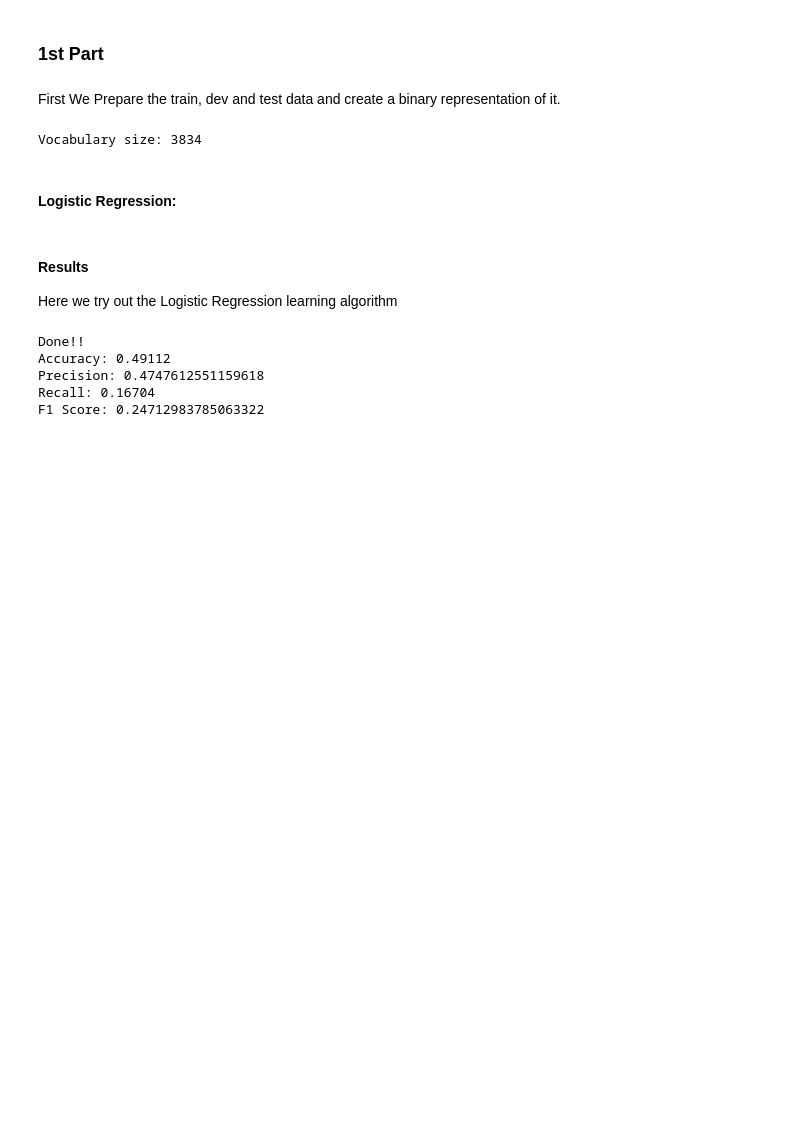
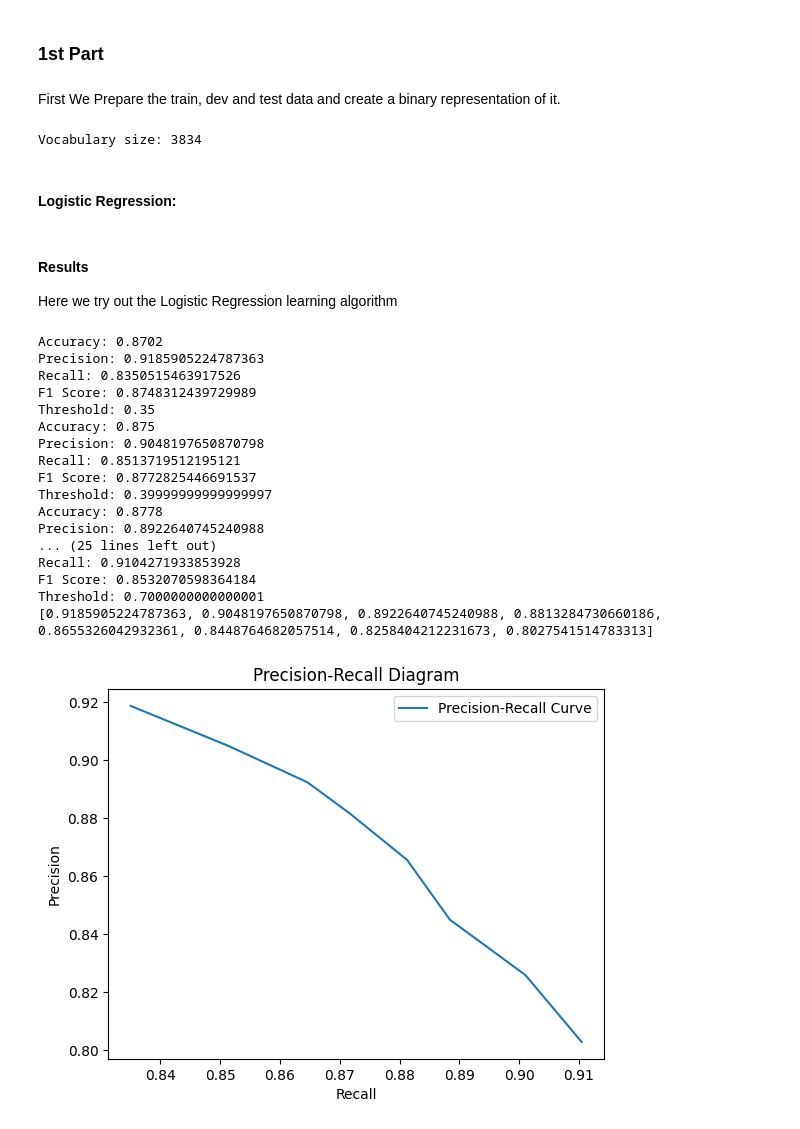
Before and after one commit to vleft02/IMDB-Review-Classification, a Jupyter notebook: ML.ipynb, the cells around one changed output. Drawn from its saved outputs; the diff is of its cells as text; code cells hidden in the pictures; blank space fills up the shorter version.

Commit message:
logistic regression fix + generate pr curves

```diff
--- a/ML.ipynb
+++ b/ML.ipynb
@@ -138,15 +165,30 @@ class LogisticRegression():
 #### Results
 Here we try out the Logistic Regression learning algorithm
 # %%
-LogReg = LogisticRegression(100,threshold=0.55, regularization_factor=0.01)
+LogReg = LogisticRegression(100,threshold=0.5, regularization_factor=0.01)
 LogReg.fit(x_train,y_train)
+y_predicted = LogReg.predict(x_test)
+# fit(x_train,y_train)
 
-y_predicted = LogReg.predict(x_test)
+# y_predicted = LogReg.predict(x_test)
 
-LogReg.calculateStatistics(y_test,y_predicted)
+LogReg.evaluate(y_test,y_predicted)
 # %% [output]
-Done!!
-Accuracy: 0.49112
-Precision: 0.4747612551159618
-Recall: 0.16704
-F1 Score: 0.24712983785063322
+Accuracy: 0.8702
+Precision: 0.9185905224787363
+Recall: 0.8350515463917526
+F1 Score: 0.8748312439729989
+Threshold: 0.35
+Accuracy: 0.875
+Precision: 0.9048197650870798
+Recall: 0.8513719512195121
+F1 Score: 0.8772825446691537
+Threshold: 0.39999999999999997
+Accuracy: 0.8778
+Precision: 0.8922640745240988
+... (25 lines left out)
+Recall: 0.9104271933853928
+F1 Score: 0.8532070598364184
+Threshold: 0.7000000000000001
+[0.9185905224787363, 0.9048197650870798, 0.8922640745240988, 0.8813284730660186, 0.8655326042932361, 0.8448764682057514, 0.8258404212231673, 0.8027541514783313]
+[figure, added]
```
Also changed, not shown: parts of 1 cell of this notebook.
